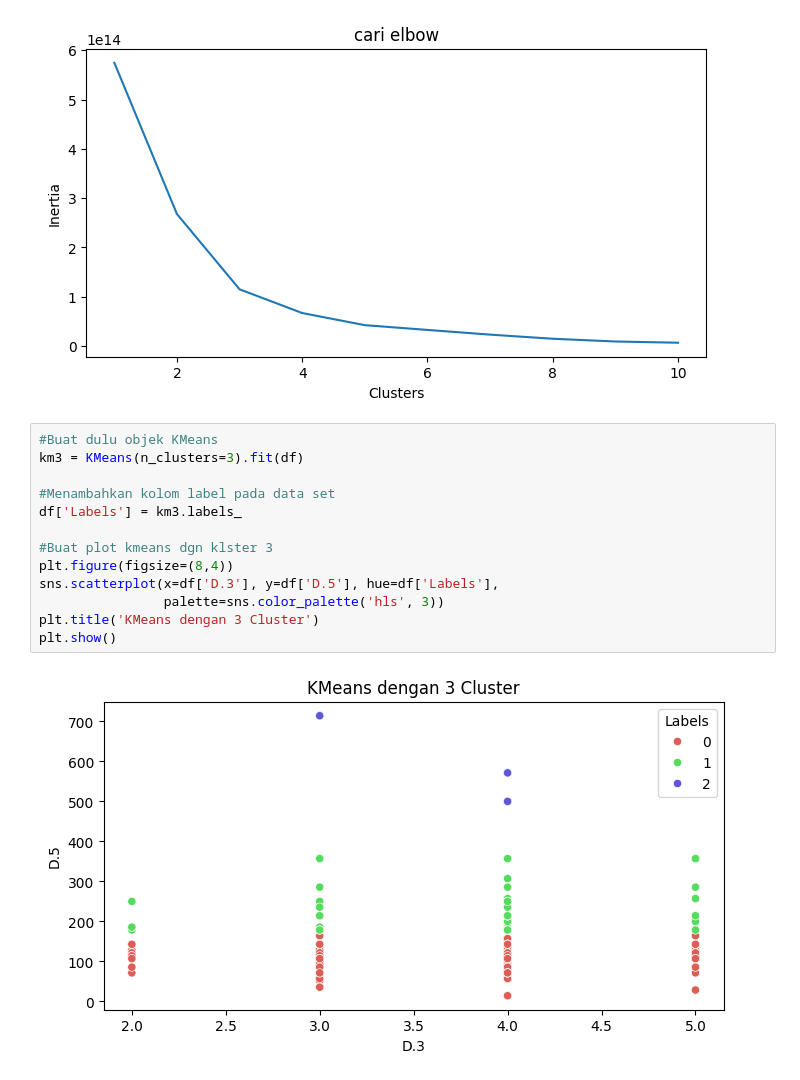
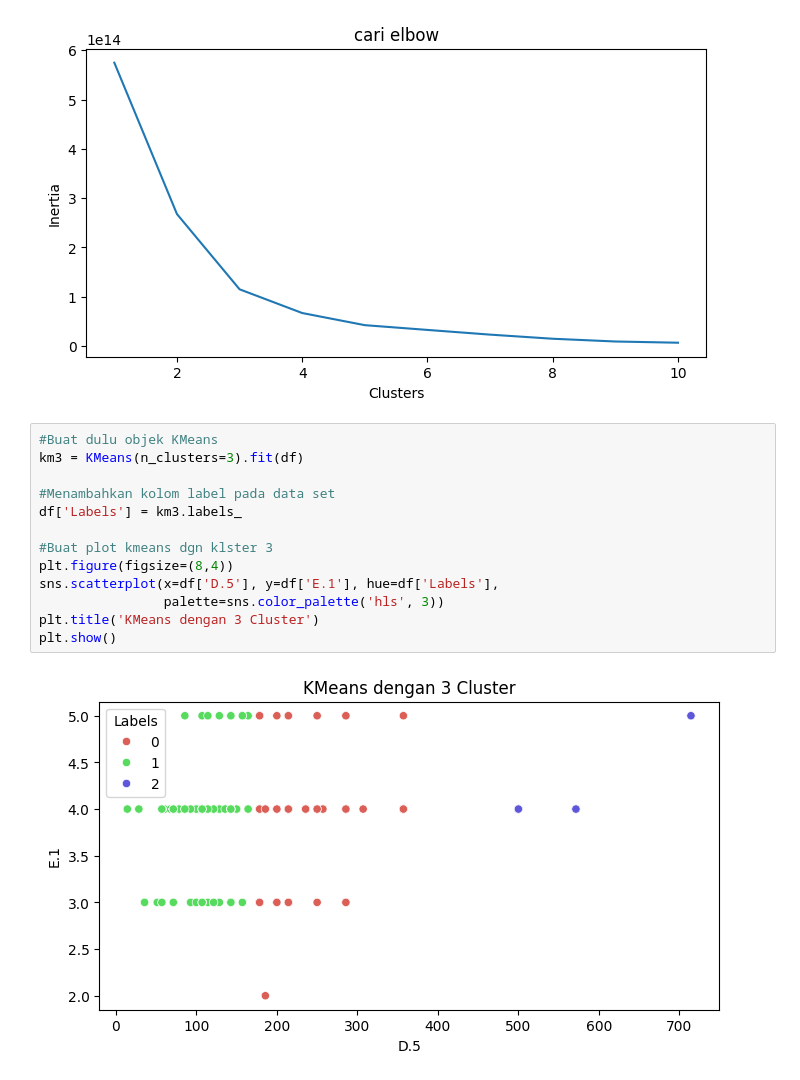
Before and after one commit to 28Sam/Commuter_Clustering, a Jupyter notebook: data_commuter.ipynb, the cells around one changed output. Drawn from its saved outputs; the diff is of its cells as text.

```diff
--- a/data_commuter.ipynb
+++ b/data_commuter.ipynb
@@ -72,15 +72,15 @@ Text(0, 0.5, 'Inertia')
 # %%
 #Buat dulu objek KMeans
 km3 = KMeans(n_clusters=3).fit(df)
 
 #Menambahkan kolom label pada data set
 df['Labels'] = km3.labels_
 
 #Buat plot kmeans dgn klster 3
 plt.figure(figsize=(8,4))
-sns.scatterplot(x=df['D.3'], y=df['D.5'], hue=df['Labels'],
+sns.scatterplot(x=df['D.5'], y=df['E.1'], hue=df['Labels'],
                 palette=sns.color_palette('hls', 3))
 plt.title('KMeans dengan 3 Cluster')
 plt.show()
 # %% [output]
-[figure, old version]
+[figure, new version]
```
